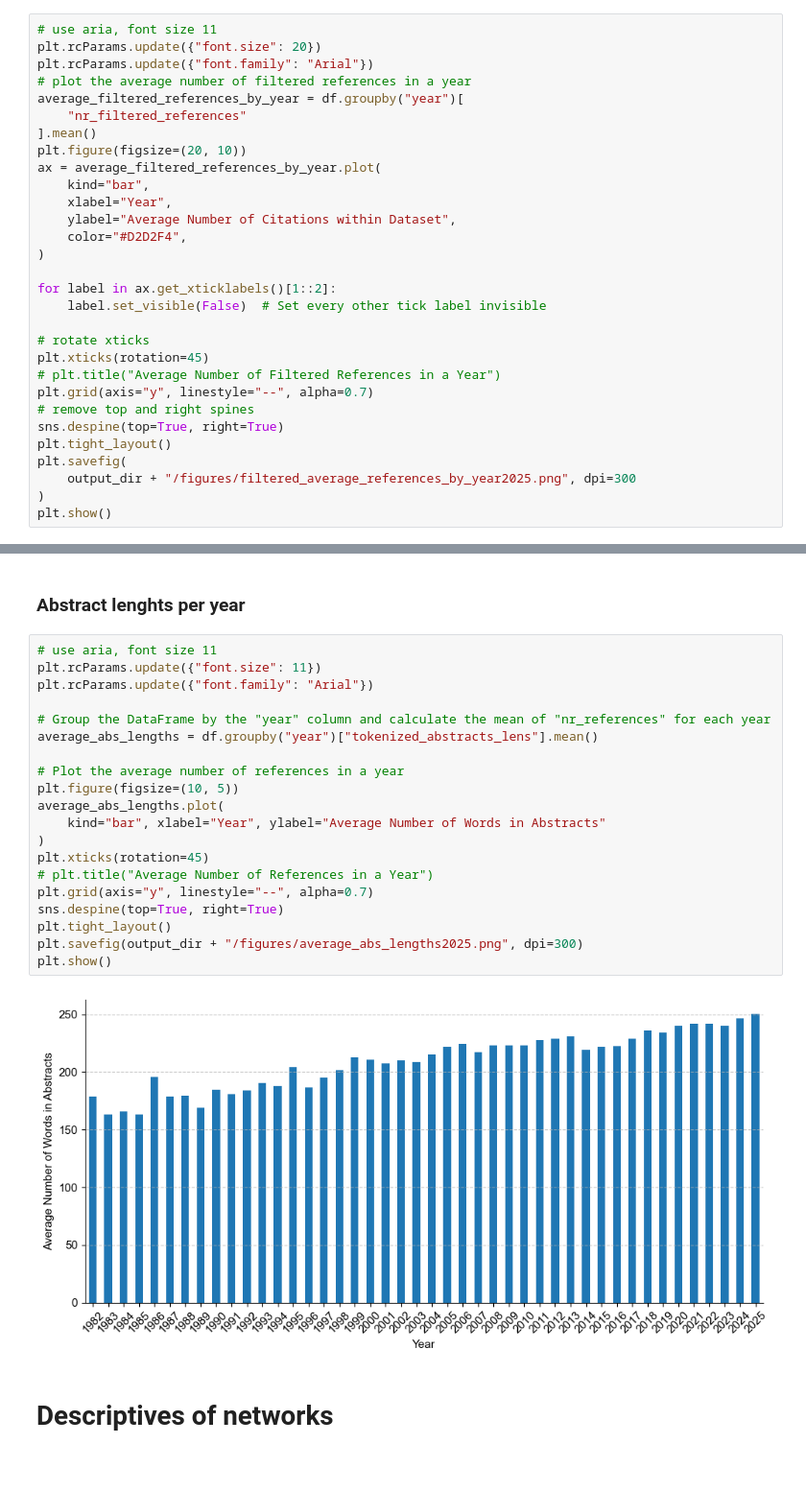
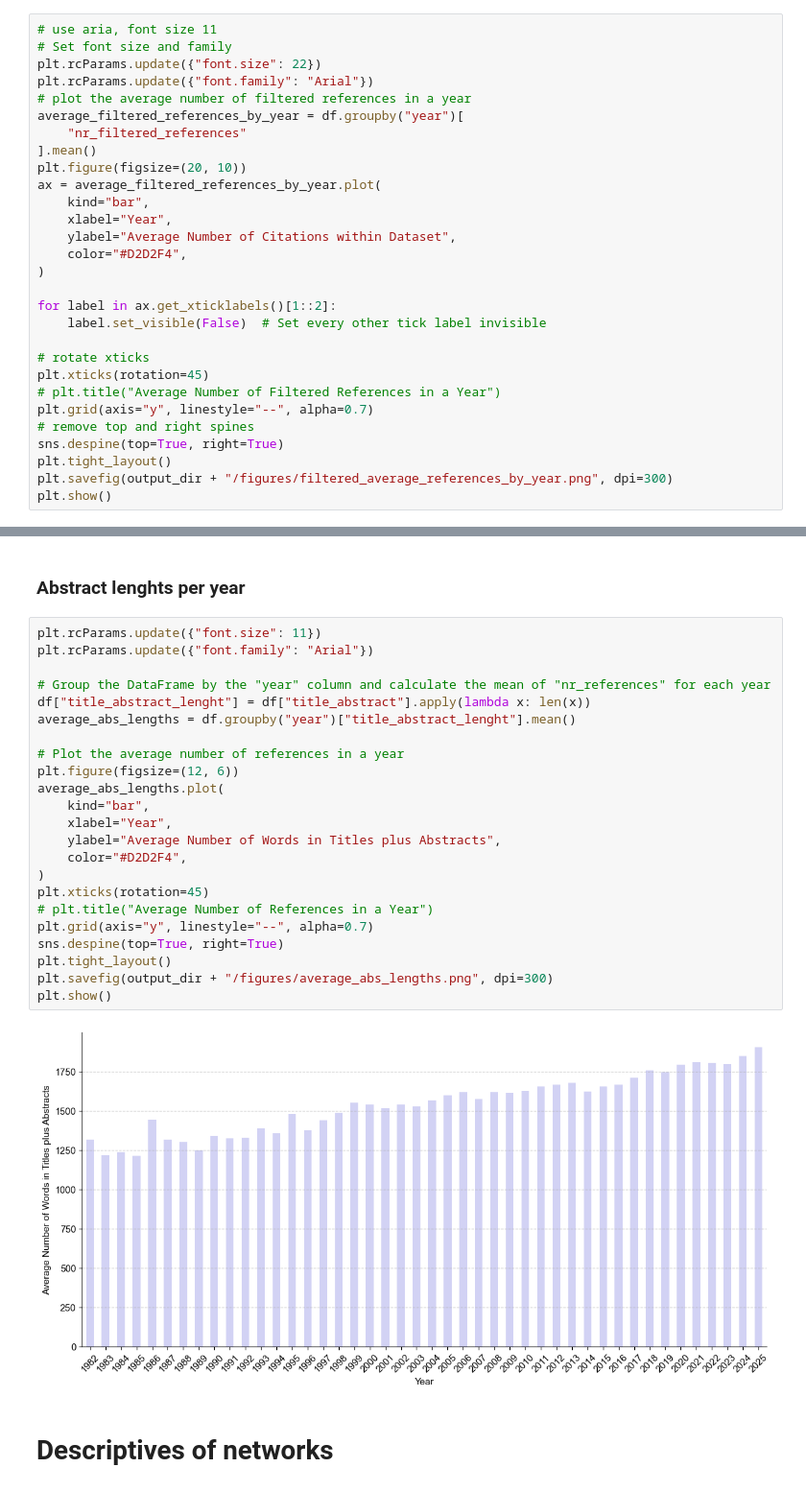
Before and after one commit to jarolim14/SSRI-Evolution, a Jupyter notebook: notebooks/06-DescriptiveStatistics.ipynb, the cells around one changed output, grey strips where cells are left out. Shown at 96% size. Saved outputs shown, nothing was run; the diff lists cells and outputs as text.

```diff
--- a/notebooks/06-DescriptiveStatistics.ipynb
+++ b/notebooks/06-DescriptiveStatistics.ipynb
@@ -112,7 +112,8 @@ plt.show()
 # Number of references per paper within Dataset
 # %%
 # use aria, font size 11
-plt.rcParams.update({"font.size": 20})
+# Set font size and family
+plt.rcParams.update({"font.size": 22})
 plt.rcParams.update({"font.family": "Arial"})
 # plot the average number of filtered references in a year
 average_filtered_references_by_year = df.groupby("year")[
@@ -136,8 +137,6 @@ plt.grid(axis="y", linestyle="--", alpha=0.7)
 # remove top and right spines
 sns.despine(top=True, right=True)
 plt.tight_layout()
-plt.savefig(
-    output_dir + "/figures/filtered_average_references_by_year2025.png", dpi=300
-)
+plt.savefig(output_dir + "/figures/filtered_average_references_by_year.png", dpi=300)
 plt.show()
 # %% [output]
@@ -147,27 +146,30 @@ plt.show()
 # %% [markdown]
 ### Abstract lenghts per year
 # %%
-# use aria, font size 11
 plt.rcParams.update({"font.size": 11})
 plt.rcParams.update({"font.family": "Arial"})
 
 # Group the DataFrame by the "year" column and calculate the mean of "nr_references" for each year
-average_abs_lengths = df.groupby("year")["tokenized_abstracts_lens"].mean()
+df["title_abstract_lenght"] = df["title_abstract"].apply(lambda x: len(x))
+average_abs_lengths = df.groupby("year")["title_abstract_lenght"].mean()
 
 # Plot the average number of references in a year
-plt.figure(figsize=(10, 5))
+plt.figure(figsize=(12, 6))
 average_abs_lengths.plot(
-    kind="bar", xlabel="Year", ylabel="Average Number of Words in Abstracts"
+    kind="bar",
+    xlabel="Year",
+    ylabel="Average Number of Words in Titles plus Abstracts",
+    color="#D2D2F4",
 )
 plt.xticks(rotation=45)
 # plt.title("Average Number of References in a Year")
 plt.grid(axis="y", linestyle="--", alpha=0.7)
 sns.despine(top=True, right=True)
 plt.tight_layout()
-plt.savefig(output_dir + "/figures/average_abs_lengths2025.png", dpi=300)
+plt.savefig(output_dir + "/figures/average_abs_lengths.png", dpi=300)
 plt.show()
 # %% [output]
-[figure, old version]
+[figure, new version]
 # %% [markdown]
 # Descriptives of networks
 # %%
```
Also changed, not shown: parts of 8 cells of this notebook, 28 other files.
